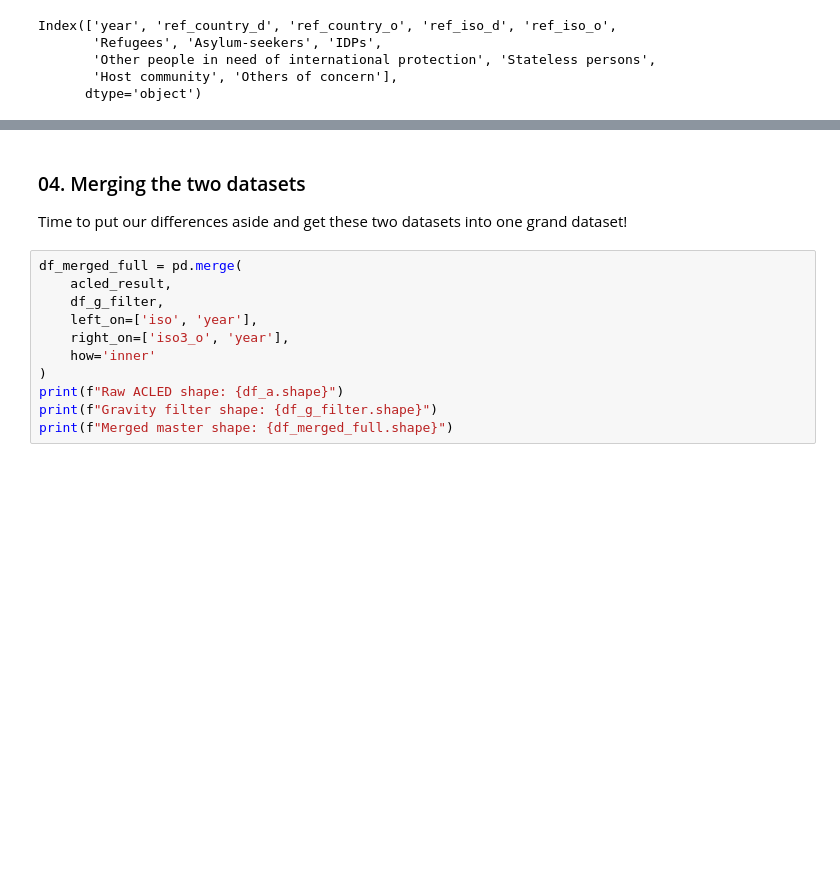
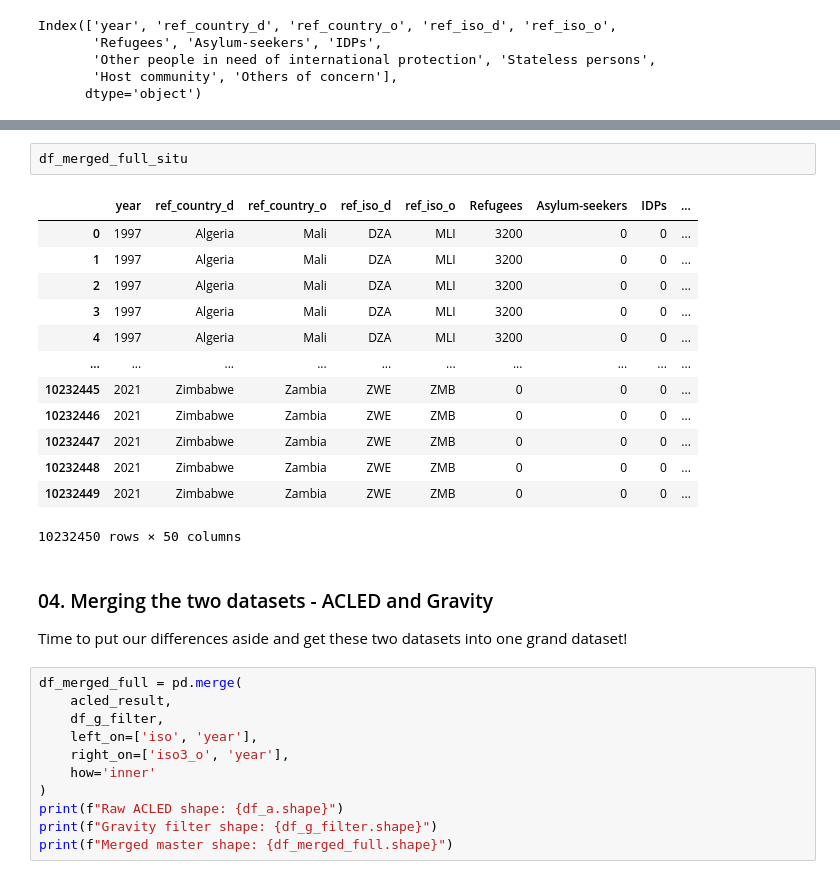
Before and after one commit to poopiboi/bachelor_2026, a Jupyter notebook: 02_EDA.ipynb, the cells around one changed output, grey strips where cells are left out. Drawn from its saved outputs; the diff is of its cells as text; blank space fills up the shorter version.

```diff
--- a/02_EDA.ipynb
+++ b/02_EDA.ipynb
@@ -269,5 +296,21 @@ df_g_filter = df_g_filter[
+# %%
+df_merged_full_situ
+# %% [output]
+|  | year | ref_country_d | ref_country_o | ref_iso_d | ref_iso_o | Refugees | Asylum-seekers | IDPs | ... |
+| 0 | 1997 | Algeria | Mali | DZA | MLI | 3200 | 0 | 0 | ... |
+| 1 | 1997 | Algeria | Mali | DZA | MLI | 3200 | 0 | 0 | ... |
+| 2 | 1997 | Algeria | Mali | DZA | MLI | 3200 | 0 | 0 | ... |
+| 3 | 1997 | Algeria | Mali | DZA | MLI | 3200 | 0 | 0 | ... |
+| 4 | 1997 | Algeria | Mali | DZA | MLI | 3200 | 0 | 0 | ... |
+| ... | ... | ... | ... | ... | ... | ... | ... | ... | ... |
+| 10232445 | 2021 | Zimbabwe | Zambia | ZWE | ZMB | 0 | 0 | 0 | ... |
+| 10232446 | 2021 | Zimbabwe | Zambia | ZWE | ZMB | 0 | 0 | 0 | ... |
+| 10232447 | 2021 | Zimbabwe | Zambia | ZWE | ZMB | 0 | 0 | 0 | ... |
+| 10232448 | 2021 | Zimbabwe | Zambia | ZWE | ZMB | 0 | 0 | 0 | ... |
+| 10232449 | 2021 | Zimbabwe | Zambia | ZWE | ZMB | 0 | 0 | 0 | ... |
+10232450 rows × 50 columns
 # %% [markdown]
-### 04. Merging the two datasets
+### 04. Merging the two datasets - ACLED and Gravity
 
 Time to put our differences aside and get these two datasets into one grand dataset!
 # %%
```
Also changed, not shown: parts of 6 cells of this notebook, 2 other files.
